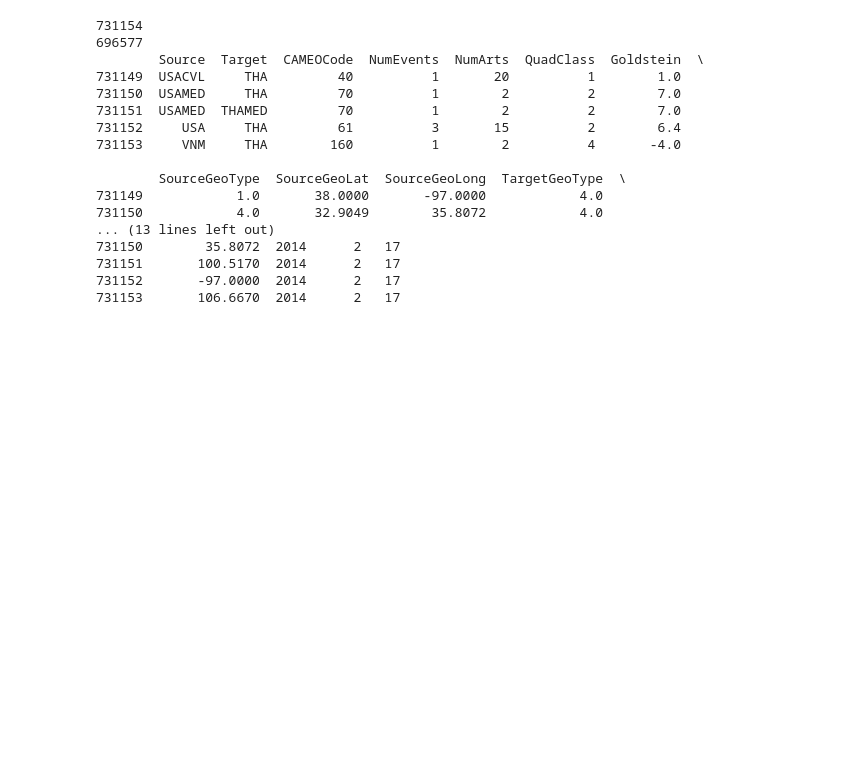
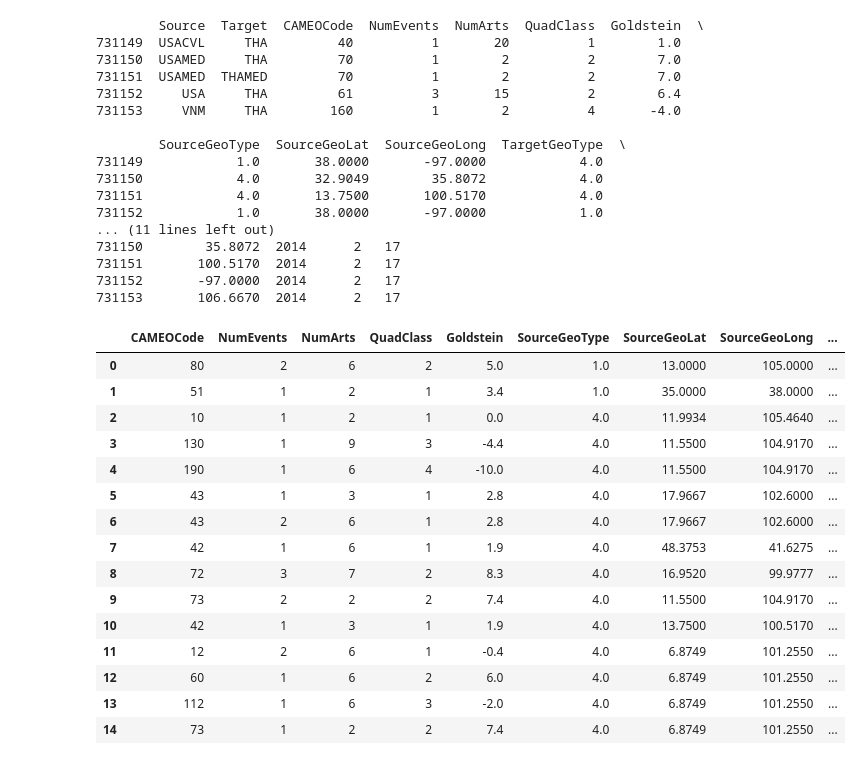
Before and after one commit to TomaszBud/GDELT-thesis, a Jupyter notebook: notebooks/hmm.ipynb, the cells around one changed output. Saved outputs shown, nothing was run; the diff lists cells and outputs as text; code cells hidden in the pictures; blank space fills up the shorter version.

```diff
--- a/notebooks/hmm.ipynb
+++ b/notebooks/hmm.ipynb
@@ -5,13 +5,14 @@ from hmmlearn import hmm
 # %%
 # Step 1: Data Preprocessing
 data = pd.read_csv('../data/GDELT_THA.csv')
-print(len(data))
-data.dropna(inplace=True)
-print(len(data))
+
+# print(len(data))
+# data.dropna(inplace=True)
+# print(len(data))
+
+
 # Convert string dates to datetime objects
 data['Date'] = pd.to_datetime(data['Date'], format='%Y%m%d')
-
-# Step: Encode Categorical Variables
 
 # Extract date components
 data['Year'] = data['Date'].dt.year
@@ -25,8 +26,6 @@ data['Target'] = data['Target'].astype('category')
 
 print(data.tail())
 # %% [output]
-731154
-696577
         Source  Target  CAMEOCode  NumEvents  NumArts  QuadClass  Goldstein  \
 731149  USACVL     THA         40          1       20          1        1.0
 731150  USAMED     THA         70          1        2          2        7.0
@@ -37,8 +36,35 @@ print(data.tail())
         SourceGeoType  SourceGeoLat  SourceGeoLong  TargetGeoType  \
 731149            1.0       38.0000       -97.0000            4.0
 731150            4.0       32.9049        35.8072            4.0
-... (13 lines left out)
+731151            4.0       13.7500       100.5170            4.0
+731152            1.0       38.0000       -97.0000            1.0
+... (11 lines left out)
 731150        35.8072  2014      2   17
 731151       100.5170  2014      2   17
 731152       -97.0000  2014      2   17
 731153       106.6670  2014      2   17
+# %%
+from sklearn.preprocessing import LabelEncoder
+
+label_encoder = LabelEncoder()
+data['Source_encoded'] = label_encoder.fit_transform(data['Source'])
+data['Target_encoded'] = label_encoder.fit_transform(data['Target'])
+data.drop(columns=['Source', "Target"], inplace=True)
+data.head(15)
+# %% [output]
+|  | CAMEOCode | NumEvents | NumArts | QuadClass | Goldstein | SourceGeoType | SourceGeoLat | SourceGeoLong | ... |
+| 0 | 80 | 2 | 6 | 2 | 5.0 | 1.0 | 13.0000 | 105.0000 | ... |
+| 1 | 51 | 1 | 2 | 1 | 3.4 | 1.0 | 35.0000 | 38.0000 | ... |
+| 2 | 10 | 1 | 2 | 1 | 0.0 | 4.0 | 11.9934 | 105.4640 | ... |
+| 3 | 130 | 1 | 9 | 3 | -4.4 | 4.0 | 11.5500 | 104.9170 | ... |
+| 4 | 190 | 1 | 6 | 4 | -10.0 | 4.0 | 11.5500 | 104.9170 | ... |
+| 5 | 43 | 1 | 3 | 1 | 2.8 | 4.0 | 17.9667 | 102.6000 | ... |
+| 6 | 43 | 2 | 6 | 1 | 2.8 | 4.0 | 17.9667 | 102.6000 | ... |
+| 7 | 42 | 1 | 6 | 1 | 1.9 | 4.0 | 48.3753 | 41.6275 | ... |
+| 8 | 72 | 3 | 7 | 2 | 8.3 | 4.0 | 16.9520 | 99.9777 | ... |
+| 9 | 73 | 2 | 2 | 2 | 7.4 | 4.0 | 11.5500 | 104.9170 | ... |
+| 10 | 42 | 1 | 3 | 1 | 1.9 | 4.0 | 13.7500 | 100.5170 | ... |
+| 11 | 12 | 2 | 6 | 1 | -0.4 | 4.0 | 6.8749 | 101.2550 | ... |
+| 12 | 60 | 1 | 6 | 2 | 6.0 | 4.0 | 6.8749 | 101.2550 | ... |
+| 13 | 112 | 1 | 6 | 3 | -2.0 | 4.0 | 6.8749 | 101.2550 | ... |
+| 14 | 73 | 1 | 2 | 2 | 7.4 | 4.0 | 6.8749 | 101.2550 | ... |
```
Also changed, not shown: parts of 4 cells of this notebook.
